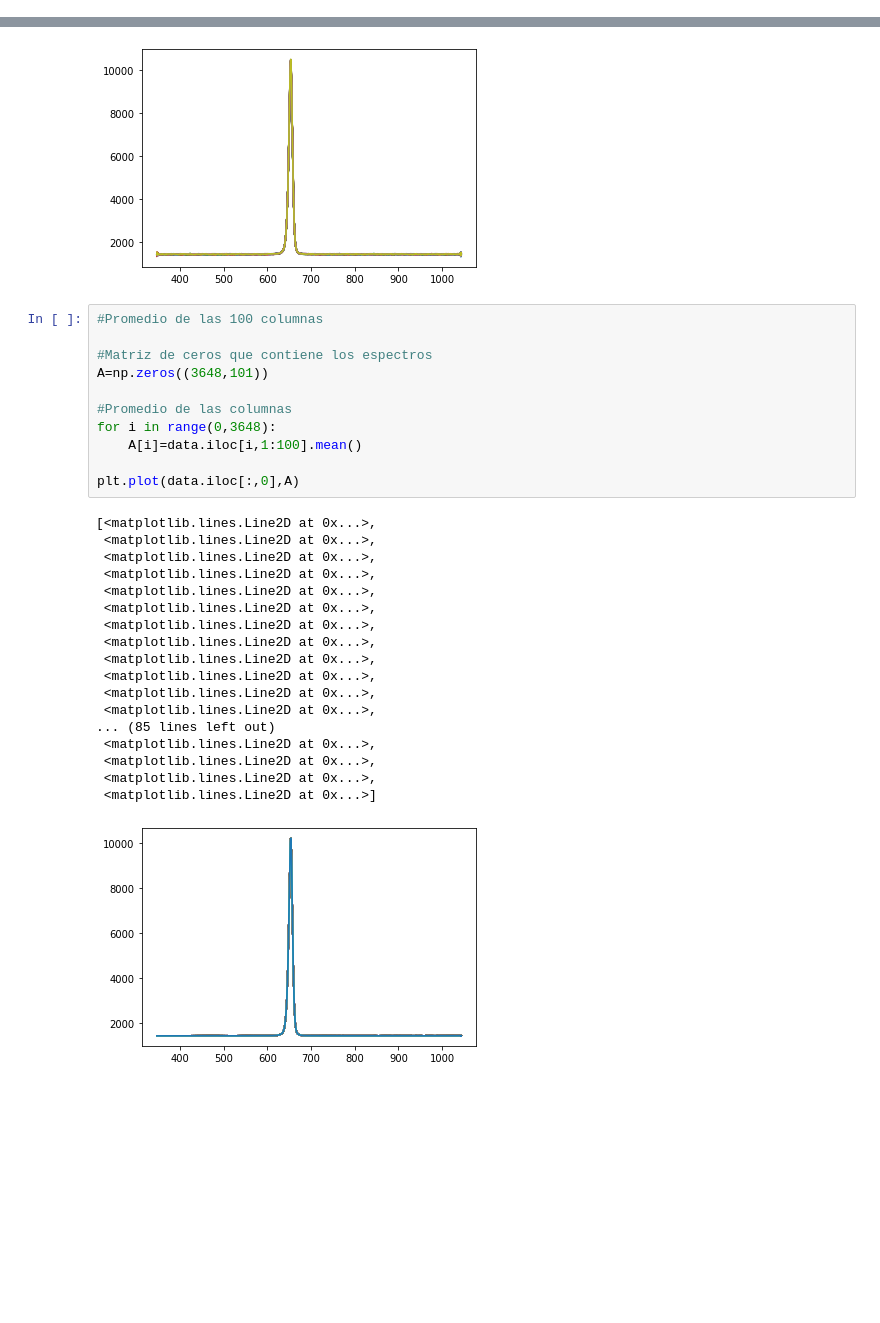
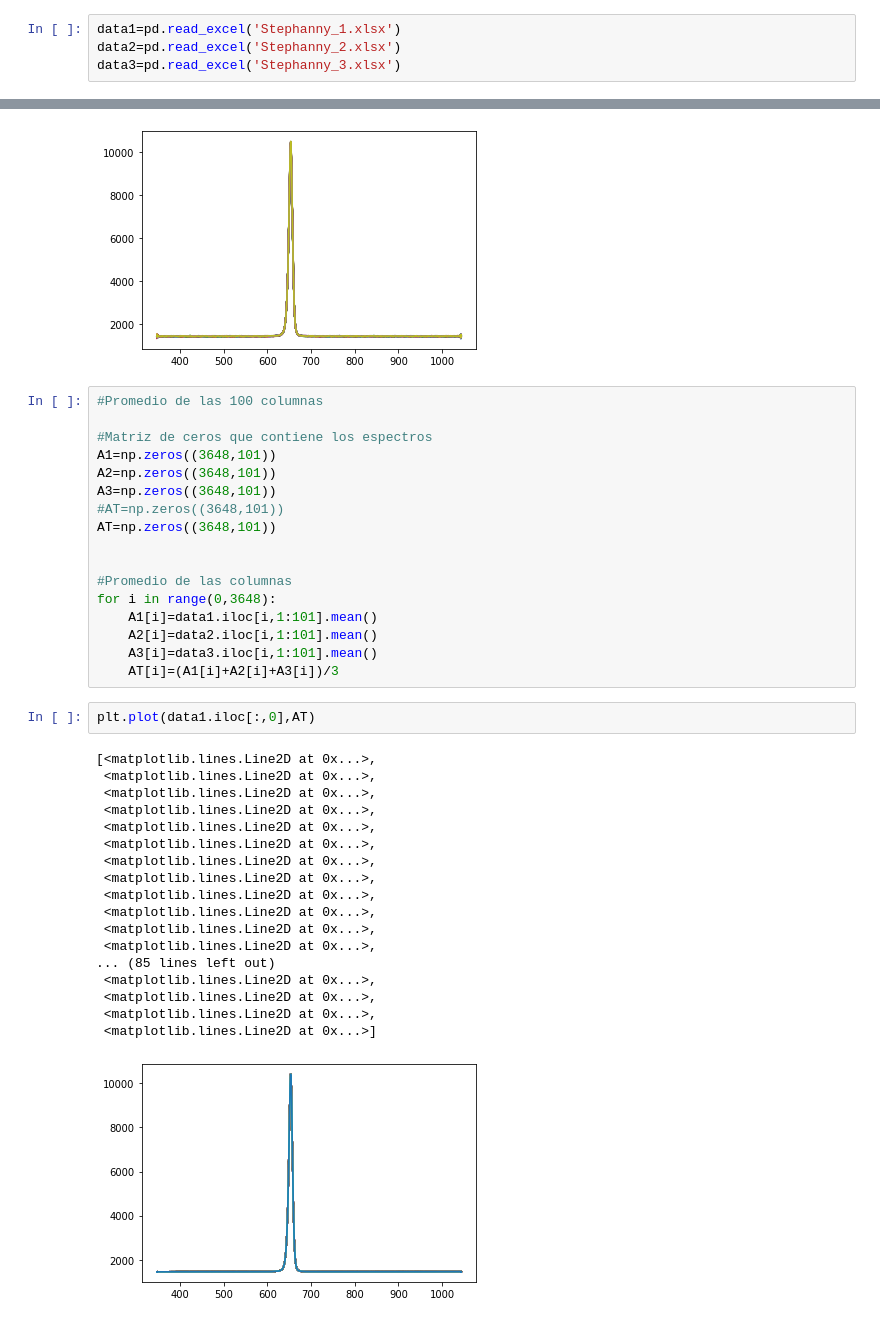
Before and after one commit to Tyndall99/Measure_of_coherence, a Jupyter notebook: Medidas espectros/lectura.ipynb, the cells around one changed output, grey strips where cells are left out. Cells and saved outputs as stored; diff of their text form; blank space fills up the shorter version.

```diff
--- a/Medidas espectros/lectura.ipynb
+++ b/Medidas espectros/lectura.ipynb
@@ -7 +5,5 @@ data=pd.read_excel('Stephanny_1.xlsx')
+# %%
+data1=pd.read_excel('Stephanny_1.xlsx')
+data2=pd.read_excel('Stephanny_2.xlsx')
+data3=pd.read_excel('Stephanny_3.xlsx')
 # %%
@@ -80,29 +82,37 @@ plt.plot(data.iloc[:,0],data.iloc[:,1:100])
 #Promedio de las 100 columnas
 
 #Matriz de ceros que contiene los espectros
-A=np.zeros((3648,101))
+A1=np.zeros((3648,101))
+A2=np.zeros((3648,101))
+A3=np.zeros((3648,101))
+#AT=np.zeros((3648,101))
+AT=np.zeros((3648,101))
+
 
 #Promedio de las columnas
 for i in range(0,3648):
-    A[i]=data.iloc[i,1:100].mean()
-
-plt.plot(data.iloc[:,0],A)
+    A1[i]=data1.iloc[i,1:101].mean()
+    A2[i]=data2.iloc[i,1:101].mean()
+    A3[i]=data3.iloc[i,1:101].mean()
+    AT[i]=(A1[i]+A2[i]+A3[i])/3
-# %% [output]
-[<matplotlib.lines.Line2D at 0x...>,
- <matplotlib.lines.Line2D at 0x...>,
- <matplotlib.lines.Line2D at 0x...>,
- <matplotlib.lines.Line2D at 0x...>,
- <matplotlib.lines.Line2D at 0x...>,
- <matplotlib.lines.Line2D at 0x...>,
- <matplotlib.lines.Line2D at 0x...>,
- <matplotlib.lines.Line2D at 0x...>,
- <matplotlib.lines.Line2D at 0x...>,
- <matplotlib.lines.Line2D at 0x...>,
- <matplotlib.lines.Line2D at 0x...>,
- <matplotlib.lines.Line2D at 0x...>,
-... (85 lines left out)
- <matplotlib.lines.Line2D at 0x...>,
- <matplotlib.lines.Line2D at 0x...>,
- <matplotlib.lines.Line2D at 0x...>,
- <matplotlib.lines.Line2D at 0x...>]
-[figure, removed]
+# %%
+plt.plot(data1.iloc[:,0],AT)
+# %% [output]
+[<matplotlib.lines.Line2D at 0x...>,
+ <matplotlib.lines.Line2D at 0x...>,
+ <matplotlib.lines.Line2D at 0x...>,
+ <matplotlib.lines.Line2D at 0x...>,
+ <matplotlib.lines.Line2D at 0x...>,
+ <matplotlib.lines.Line2D at 0x...>,
+ <matplotlib.lines.Line2D at 0x...>,
+ <matplotlib.lines.Line2D at 0x...>,
+ <matplotlib.lines.Line2D at 0x...>,
+ <matplotlib.lines.Line2D at 0x...>,
+ <matplotlib.lines.Line2D at 0x...>,
+ <matplotlib.lines.Line2D at 0x...>,
+... (85 lines left out)
+ <matplotlib.lines.Line2D at 0x...>,
+ <matplotlib.lines.Line2D at 0x...>,
+ <matplotlib.lines.Line2D at 0x...>,
+ <matplotlib.lines.Line2D at 0x...>]
+[figure, added]
```
Also changed, not shown: parts of 9 cells of this notebook.
